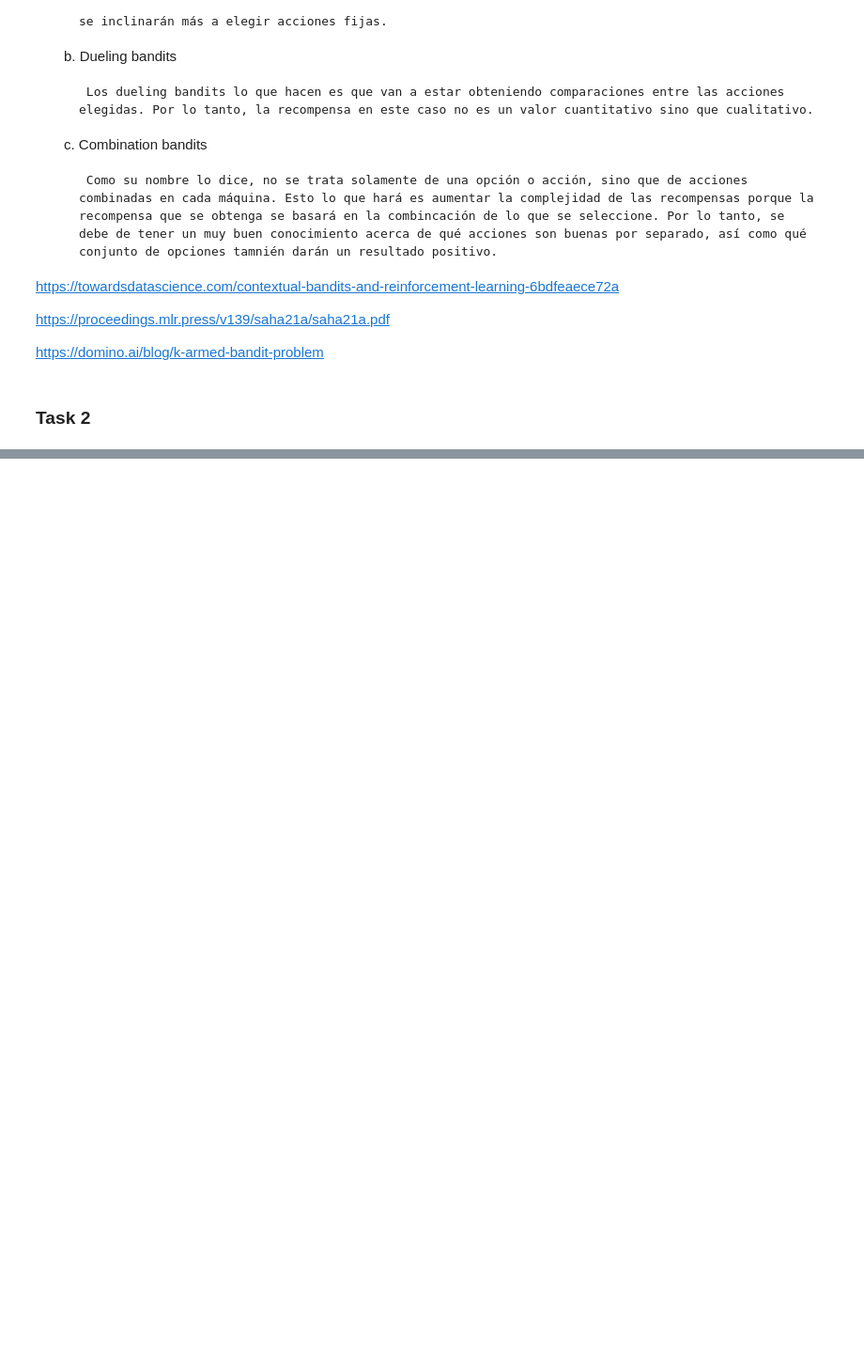
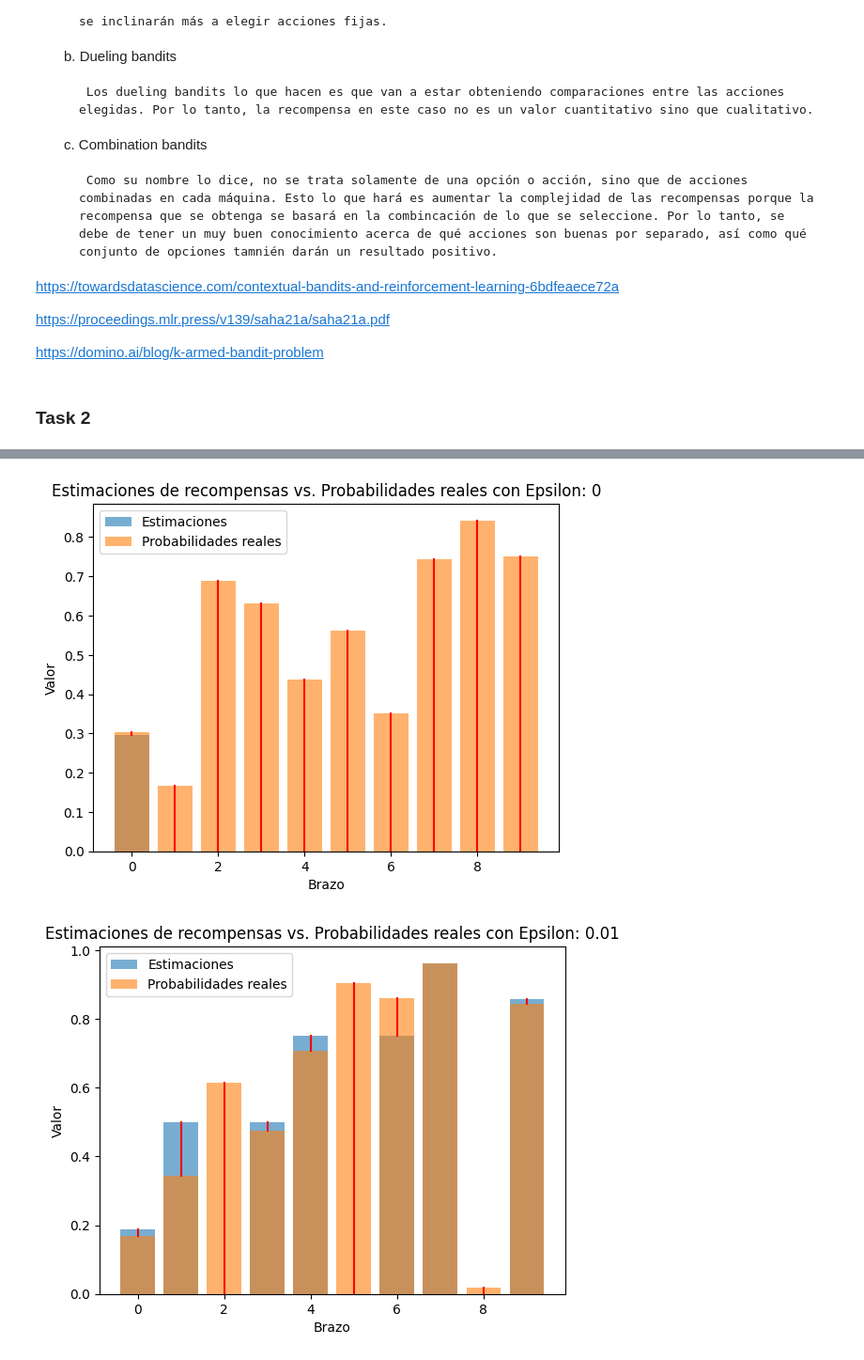
Before and after one commit to cayomol01/Laboratorio1RL, a Jupyter notebook: Lab1.ipynb, the cells around one changed output, grey strips where cells are left out. Shown at 94% size. Cells and saved outputs as stored; diff of their text form; code cells hidden in the pictures; blank space fills up the shorter version.

```diff
--- a/Lab1.ipynb
+++ b/Lab1.ipynb
@@ -134,0 +106,13 @@ Recompensa acumulada: 645
+# %%
+def plotDifs(epsilons, num_iterations):
+    for epsilon in epsilons:
+        agent, bandit = run_simulation(epsilon, num_iterations)
+        plt.bar(range(agent.num_arms), agent.estimates, alpha=0.6, label='Estimaciones')
+        plt.bar(range(agent.num_arms), bandit.probabilities, alpha=0.6, label='Probabilidades reales')
+        for i in range(agent.num_arms):
+            plt.plot([i,i], [agent.estimates[i], bandit.probabilities[i]], color="red")
+        plt.xlabel('Brazo')
+        plt.ylabel('Valor')
+        plt.title(f'Estimaciones de recompensas vs. Probabilidades reales con Epsilon: {epsilon}')
+        plt.legend()
+        plt.show()
@@ -134,0 +171,5 @@ Recompensa acumulada: 645
+# %%
+plotDifs(epsilons, num_iterations)
+# %% [output]
+[figure, added]
+[figure, added]
```
Also changed, not shown: parts of 10 cells of this notebook.
